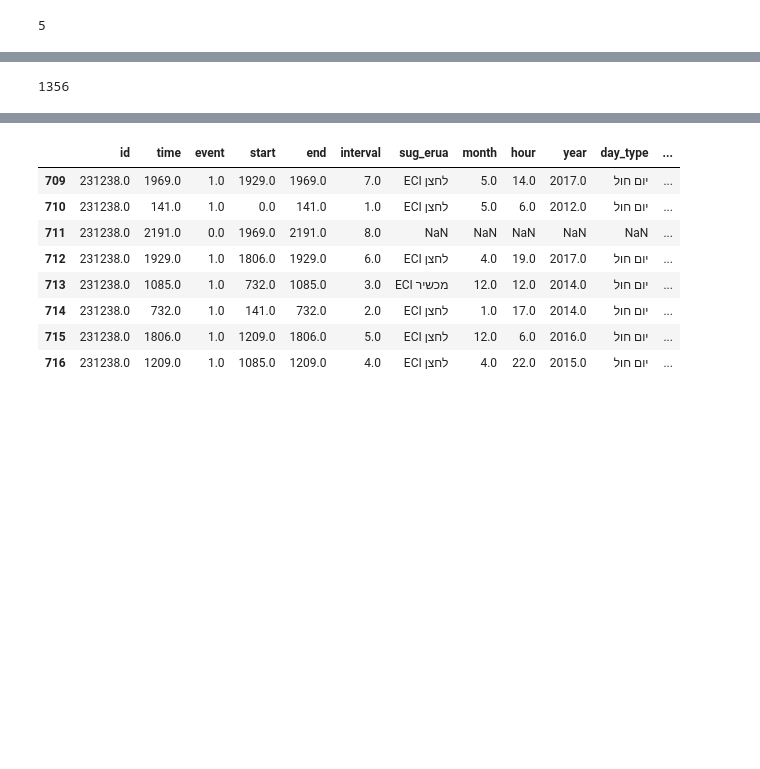
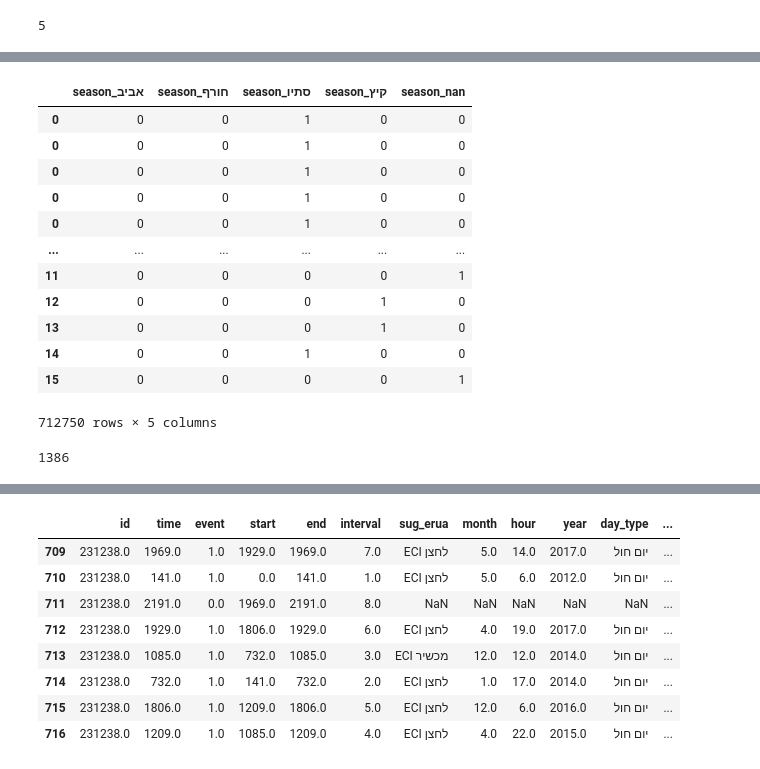
Before and after one commit to yarontal94/final_project, a Jupyter notebook: advanced_prepross.ipynb, the cells around one changed output, grey strips where cells are left out. Cells and saved outputs as stored; diff of their text form; code cells hidden in the pictures; blank space fills up the shorter version.

```diff
--- a/advanced_prepross.ipynb
+++ b/advanced_prepross.ipynb
@@ -276,10 +508,26 @@ datax
+# %%
+w
+# %% [output]
+|  | season_אביב | season_חורף | season_סתיו | season_קיץ | season_nan |
+| 0 | 0 | 0 | 1 | 0 | 0 |
+| 0 | 0 | 0 | 1 | 0 | 0 |
+| 0 | 0 | 0 | 1 | 0 | 0 |
+| 0 | 0 | 0 | 1 | 0 | 0 |
+| 0 | 0 | 0 | 1 | 0 | 0 |
+| ... | ... | ... | ... | ... | ... |
+| 11 | 0 | 0 | 0 | 0 | 1 |
+| 12 | 0 | 0 | 0 | 1 | 0 |
+| 13 | 0 | 0 | 0 | 1 | 0 |
+| 14 | 0 | 0 | 1 | 0 | 0 |
+| 15 | 0 | 0 | 0 | 0 | 1 |
+712750 rows × 5 columns
 # %%
 df['residence_type_code']=0
 df.loc[df['residence_type']=='קהילה','residence_type_code']=0
 df.loc[df['residence_type']=='דיור מוגן','residence_type_code']=1
 # %%
-df_2_merge=df[['id','residence_type_code','gender_code','lon_code']].drop_duplicates()
+df_2_merge=df[['id','residence_type','gender_name','lon_desc']].drop_duplicates()
 survival_data=datax.merge(df_2_merge,on='id',how='left')
 print(len(survival_data))
 # %% [output]
-1356
+1386
```
Also changed, not shown: parts of 27 cells of this notebook, 1 other file.
